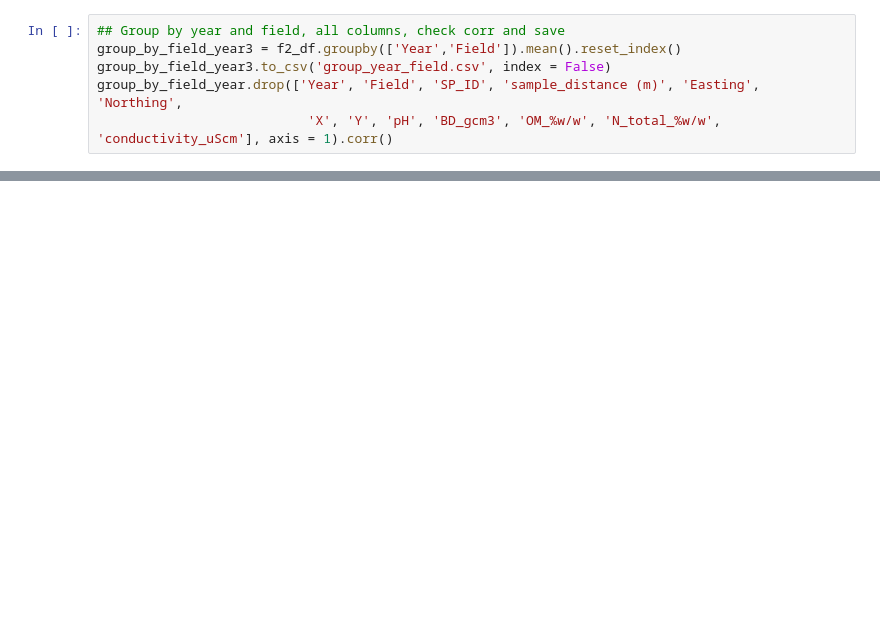
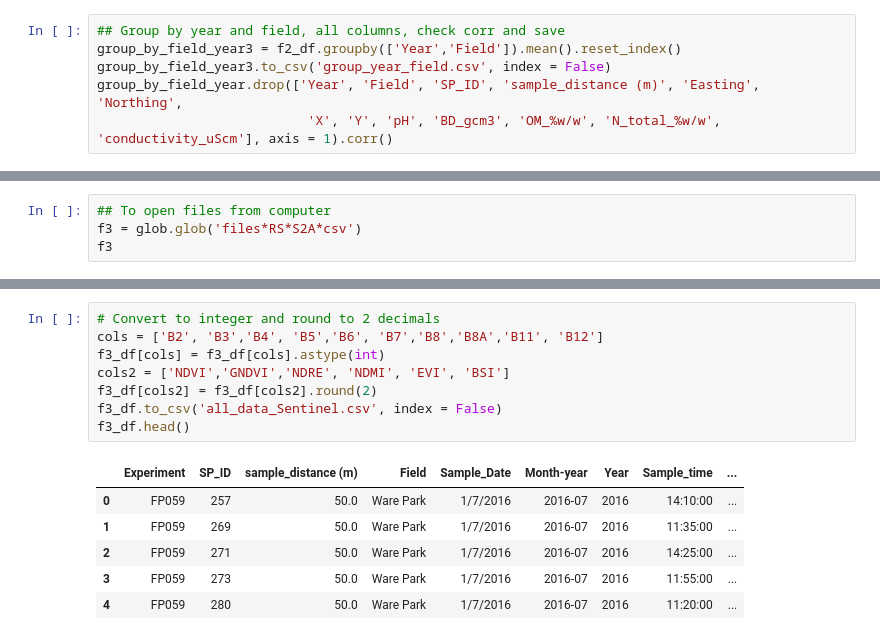
Before and after one commit to neli12/project-carbon-RR, a Jupyter notebook: First steps in analysing RR data.ipynb, the cells around one changed output, grey strips where cells are left out. Cells and saved outputs as stored; diff of their text form; blank space fills up the shorter version.

```diff
--- a/First steps in analysing RR data.ipynb
+++ b/First steps in analysing RR data.ipynb
@@ -1254,0 +1306,4 @@ group_by_field_year3.drop(['Year', 'Field', 'SP_ID', 'sample_distance (m)', 'Eas
+# %%
+## To open files from computer
+f3 = glob.glob('files*RS*S2A*csv')
+f3
@@ -1254,0 +1358,15 @@ group_by_field_year3.drop(['Year', 'Field', 'SP_ID', 'sample_distance (m)', 'Eas
+# %%
+# Convert to integer and round to 2 decimals
+cols = ['B2', 'B3','B4', 'B5','B6', 'B7','B8','B8A','B11', 'B12']
+f3_df[cols] = f3_df[cols].astype(int)
+cols2 = ['NDVI','GNDVI','NDRE', 'NDMI', 'EVI', 'BSI']
+f3_df[cols2] = f3_df[cols2].round(2)
+f3_df.to_csv('all_data_Sentinel.csv', index = False)
+f3_df.head()
+# %% [output]
+|  | Experiment | SP_ID | sample_distance (m) | Field | Sample_Date | Month-year | Year | Sample_time | ... |
+| 0 | FP059 | 257 | 50.0 | Ware Park | 1/7/2016 | 2016-07 | 2016 | 14:10:00 | ... |
+| 1 | FP059 | 269 | 50.0 | Ware Park | 1/7/2016 | 2016-07 | 2016 | 11:35:00 | ... |
+| 2 | FP059 | 271 | 50.0 | Ware Park | 1/7/2016 | 2016-07 | 2016 | 14:25:00 | ... |
+| 3 | FP059 | 273 | 50.0 | Ware Park | 1/7/2016 | 2016-07 | 2016 | 11:55:00 | ... |
+| 4 | FP059 | 280 | 50.0 | Ware Park | 1/7/2016 | 2016-07 | 2016 | 11:20:00 | ... |
```
Also changed, not shown: parts of 24 cells of this notebook.
